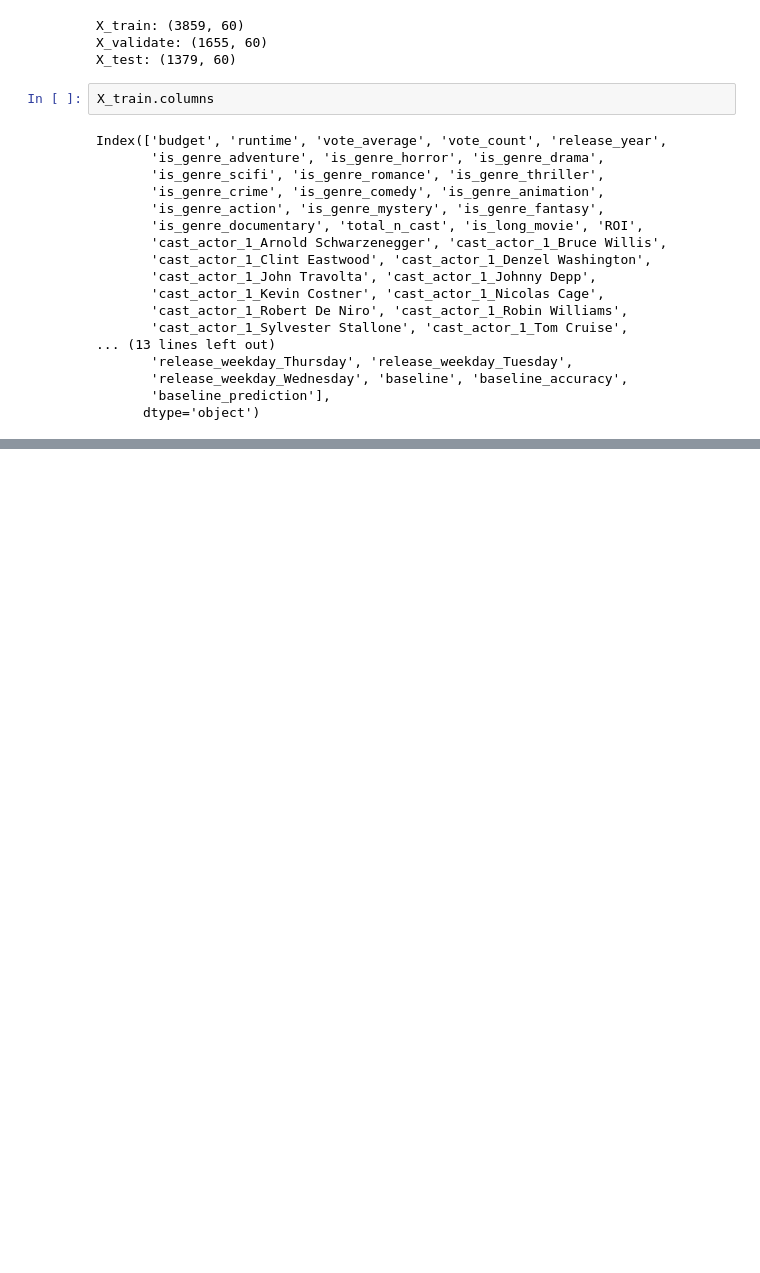
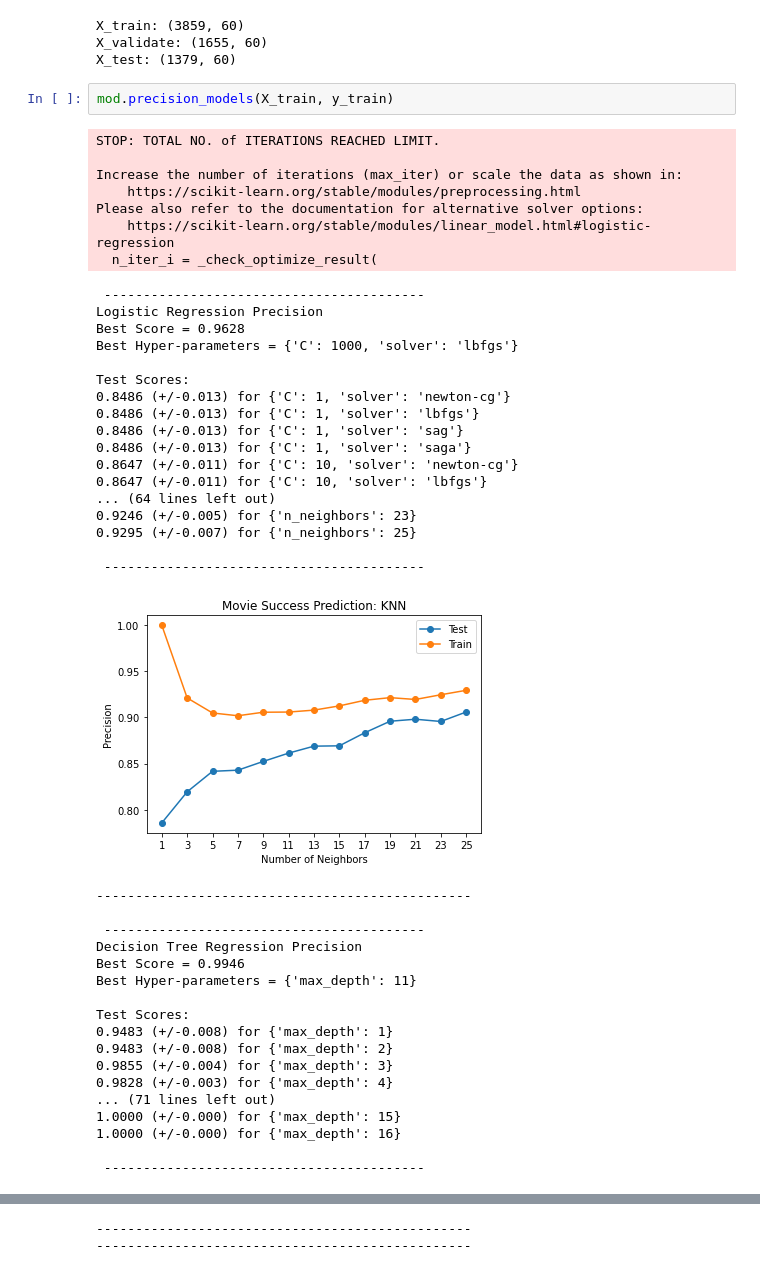
Before and after one commit to Movie-Success-Capstone/Movie-Capstone, a Jupyter notebook: Final/modeling.ipynb, the cells around one changed output, grey strips where cells are left out. Cells and saved outputs as stored; diff of their text form; blank space fills up the shorter version.

```diff
--- a/Final/modeling.ipynb
+++ b/Final/modeling.ipynb
@@ -28,23 +25,48 @@ print('X_test:', X_test.shape)
 X_train: (3859, 60)
 X_validate: (1655, 60)
 X_test: (1379, 60)
-# %%
-X_train.columns
-# %% [output]
-Index(['budget', 'runtime', 'vote_average', 'vote_count', 'release_year',
-       'is_genre_adventure', 'is_genre_horror', 'is_genre_drama',
-       'is_genre_scifi', 'is_genre_romance', 'is_genre_thriller',
-       'is_genre_crime', 'is_genre_comedy', 'is_genre_animation',
-       'is_genre_action', 'is_genre_mystery', 'is_genre_fantasy',
-       'is_genre_documentary', 'total_n_cast', 'is_long_movie', 'ROI',
-       'cast_actor_1_Arnold Schwarzenegger', 'cast_actor_1_Bruce Willis',
-       'cast_actor_1_Clint Eastwood', 'cast_actor_1_Denzel Washington',
-       'cast_actor_1_John Travolta', 'cast_actor_1_Johnny Depp',
-       'cast_actor_1_Kevin Costner', 'cast_actor_1_Nicolas Cage',
-       'cast_actor_1_Robert De Niro', 'cast_actor_1_Robin Williams',
-       'cast_actor_1_Sylvester Stallone', 'cast_actor_1_Tom Cruise',
-... (13 lines left out)
-       'release_weekday_Thursday', 'release_weekday_Tuesday',
-       'release_weekday_Wednesday', 'baseline', 'baseline_accuracy',
-       'baseline_prediction'],
-      dtype='object')
+# %%
+mod.precision_models(X_train, y_train)
+# %% [output]
+STOP: TOTAL NO. of ITERATIONS REACHED LIMIT.
+
+Increase the number of iterations (max_iter) or scale the data as shown in:
+    https://scikit-learn.org/stable/modules/preprocessing.html
+Please also refer to the documentation for alternative solver options:
+    https://scikit-learn.org/stable/modules/linear_model.html#logistic-regression
+  n_iter_i = _check_optimize_result(
+ -----------------------------------------
+Logistic Regression Precision
+Best Score = 0.9628
+Best Hyper-parameters = {'C': 1000, 'solver': 'lbfgs'}
+
+Test Scores:
+0.8486 (+/-0.013) for {'C': 1, 'solver': 'newton-cg'}
+0.8486 (+/-0.013) for {'C': 1, 'solver': 'lbfgs'}
+0.8486 (+/-0.013) for {'C': 1, 'solver': 'sag'}
+0.8486 (+/-0.013) for {'C': 1, 'solver': 'saga'}
+0.8647 (+/-0.011) for {'C': 10, 'solver': 'newton-cg'}
+0.8647 (+/-0.011) for {'C': 10, 'solver': 'lbfgs'}
+... (64 lines left out)
+0.9246 (+/-0.005) for {'n_neighbors': 23}
+0.9295 (+/-0.007) for {'n_neighbors': 25}
+
+ -----------------------------------------
+[figure, added]
+------------------------------------------------
+
+ -----------------------------------------
+Decision Tree Regression Precision
+Best Score = 0.9946
+Best Hyper-parameters = {'max_depth': 11}
+
+Test Scores:
+0.9483 (+/-0.008) for {'max_depth': 1}
+0.9483 (+/-0.008) for {'max_depth': 2}
+0.9855 (+/-0.004) for {'max_depth': 3}
+0.9828 (+/-0.003) for {'max_depth': 4}
+... (71 lines left out)
+1.0000 (+/-0.000) for {'max_depth': 15}
+1.0000 (+/-0.000) for {'max_depth': 16}
+
+ -----------------------------------------
@@ -50,0 +74,2 @@ Index(['budget', 'runtime', 'vote_average', 'vote_count', 'release_year',
+------------------------------------------------
+------------------------------------------------
```
Also changed, not shown: parts of 19 cells of this notebook, 3 other files.
